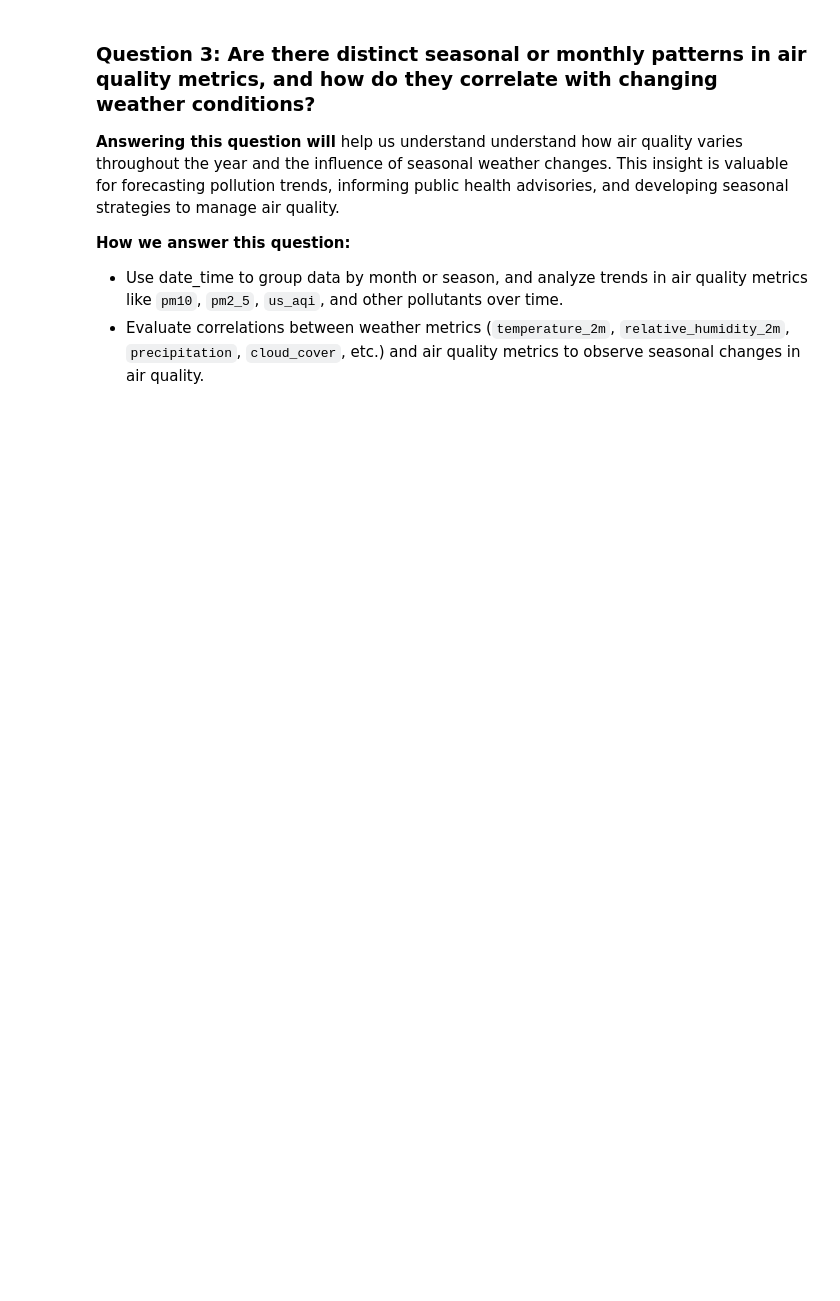
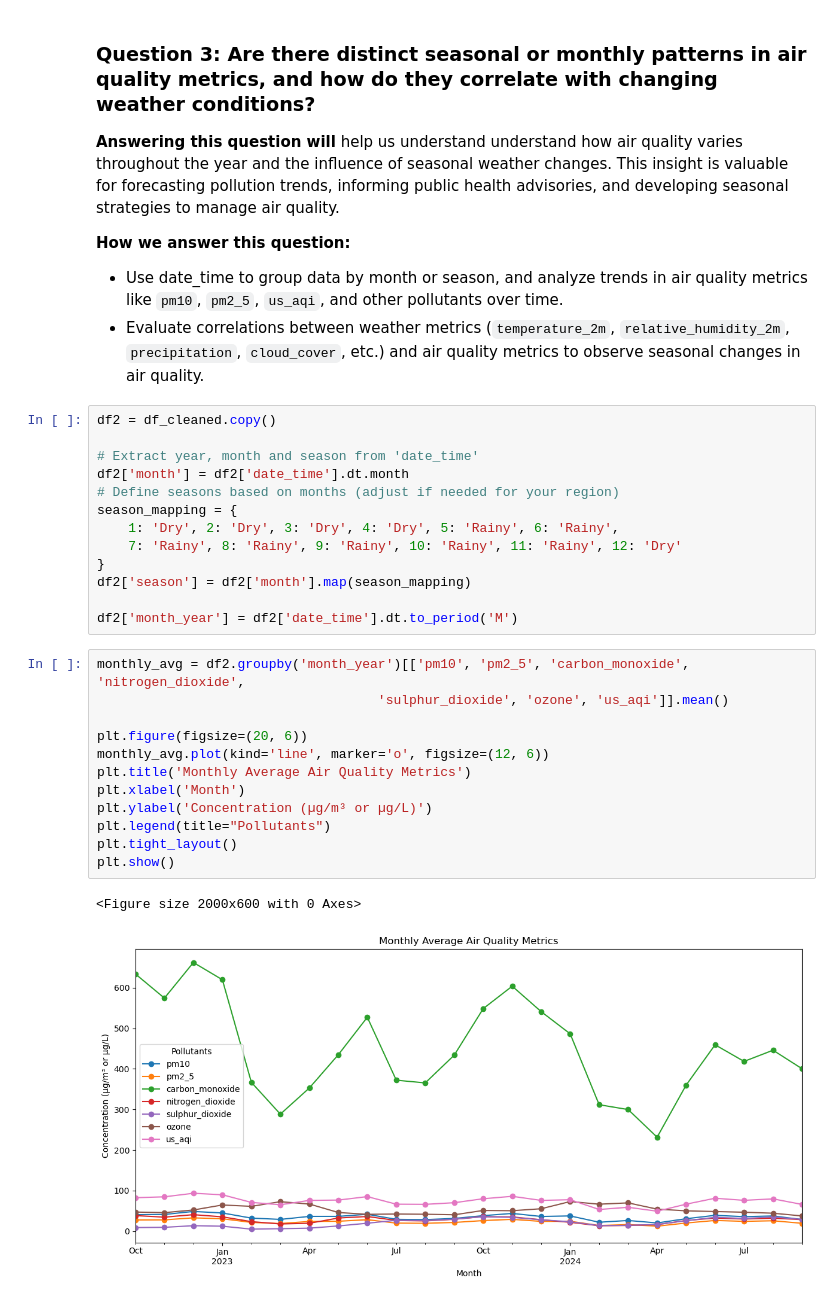
Before and after one commit to mtue04/HCMC-WAQ-Analysis, a Jupyter notebook: notebooks/eda_data.ipynb, the cells around one changed output. Saved outputs shown, nothing was run; the diff lists cells and outputs as text; blank space fills up the shorter version.

```diff
--- a/notebooks/eda_data.ipynb
+++ b/notebooks/eda_data.ipynb
@@ -142,3 +182,31 @@ $\Rightarrow$ There're connections between weather and air quality factors in HC
 **How we answer this question:**
 * Use date_time to group data by month or season, and analyze trends in air quality metrics like `pm10`, `pm2_5`, `us_aqi`, and other pollutants over time.
 * Evaluate correlations between weather metrics (`temperature_2m`, `relative_humidity_2m`, `precipitation`, `cloud_cover`, etc.) and air quality metrics to observe seasonal changes in air quality.
+# %%
+df2 = df_cleaned.copy()
+
+# Extract year, month and season from 'date_time'
+df2['month'] = df2['date_time'].dt.month
+# Define seasons based on months (adjust if needed for your region)
+season_mapping = {
+    1: 'Dry', 2: 'Dry', 3: 'Dry', 4: 'Dry', 5: 'Rainy', 6: 'Rainy',
+    7: 'Rainy', 8: 'Rainy', 9: 'Rainy', 10: 'Rainy', 11: 'Rainy', 12: 'Dry'
+}
+df2['season'] = df2['month'].map(season_mapping)
+
+df2['month_year'] = df2['date_time'].dt.to_period('M')
+# %%
+monthly_avg = df2.groupby('month_year')[['pm10', 'pm2_5', 'carbon_monoxide', 'nitrogen_dioxide',
+                                    'sulphur_dioxide', 'ozone', 'us_aqi']].mean()
+
+plt.figure(figsize=(20, 6))
+monthly_avg.plot(kind='line', marker='o', figsize=(12, 6))
+plt.title('Monthly Average Air Quality Metrics')
+plt.xlabel('Month')
+plt.ylabel('Concentration (µg/m³ or µg/L)')
+plt.legend(title="Pollutants")
+plt.tight_layout()
+plt.show()
+# %% [output]
+<Figure size 2000x600 with 0 Axes>
+[figure, added]
```
Also changed, not shown: parts of 10 cells of this notebook.
